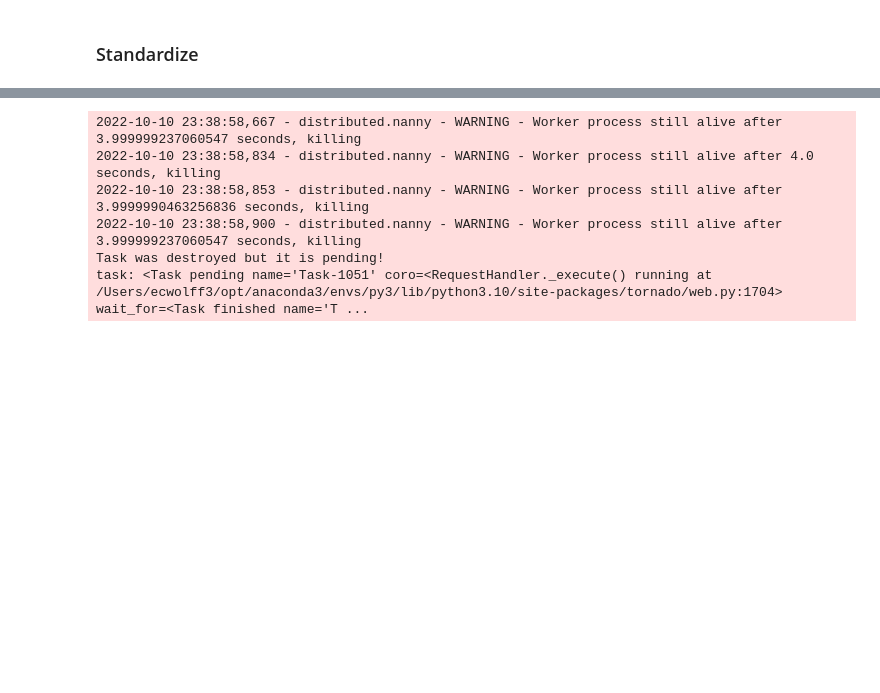
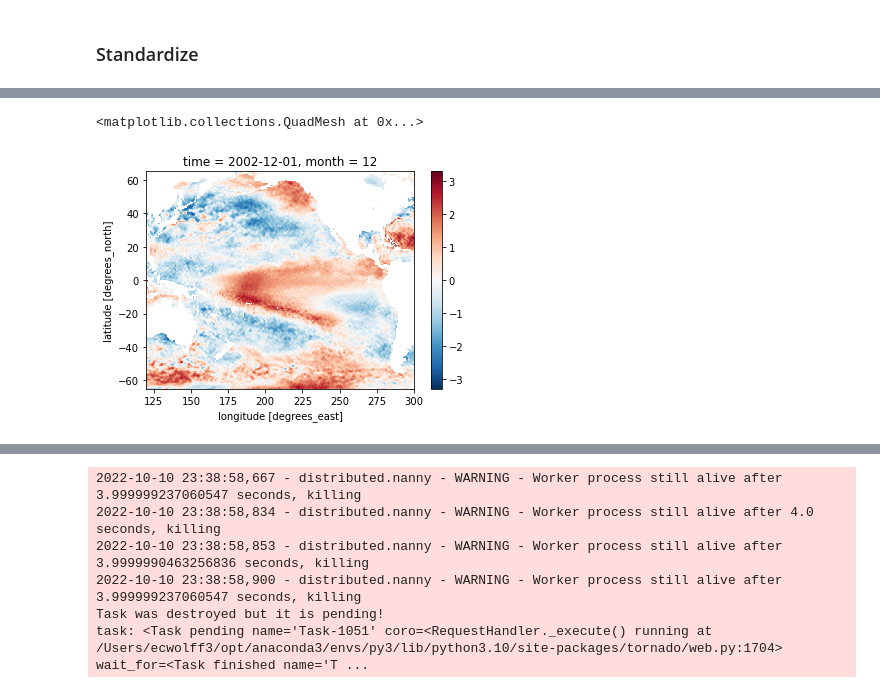
Before and after one commit to atmsillinois/time-series-and-eofs-EWolffWX, a Jupyter notebook: Homework4.ipynb, the cells around one changed output, grey strips where cells are left out. Cells and saved outputs as stored; diff of their text form; code cells hidden in the pictures; blank space fills up the shorter version.

```diff
--- a/Homework4.ipynb
+++ b/Homework4.ipynb
@@ -470,0 +455,6 @@ standardize.plot()
+# %%
+long_mean = detrend.mean(dim='time')
+standard = detrend.std(dim='time')
+
+standardize = (detrend - long_mean)/standard
+standardize
@@ -470,0 +479,5 @@ standardize.plot()
+# %%
+standardize.sel(time='2002-12-01', method='nearest').plot()
+# %% [output]
+<matplotlib.collections.QuadMesh at 0x...>
+[figure, added]
```
Also changed, not shown: parts of 25 cells of this notebook.
